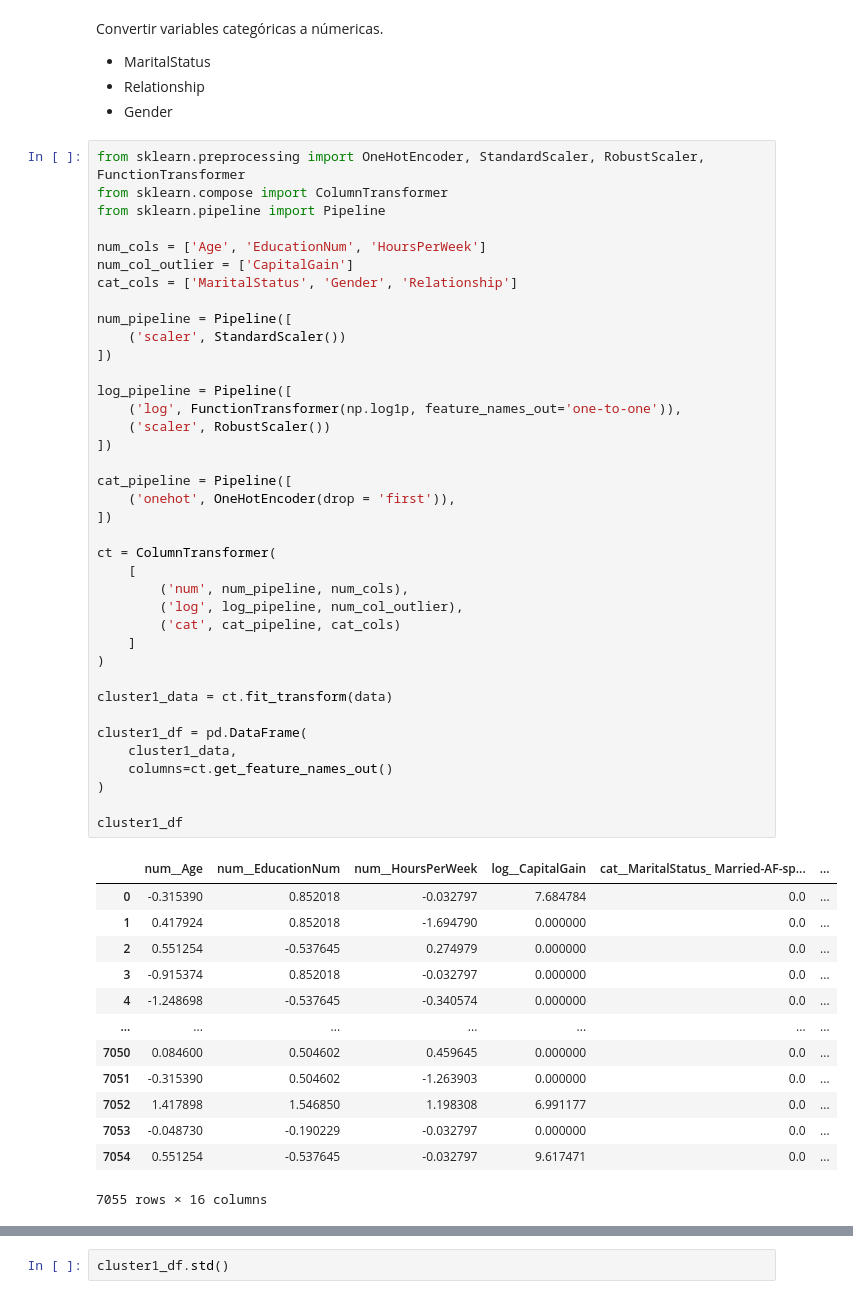
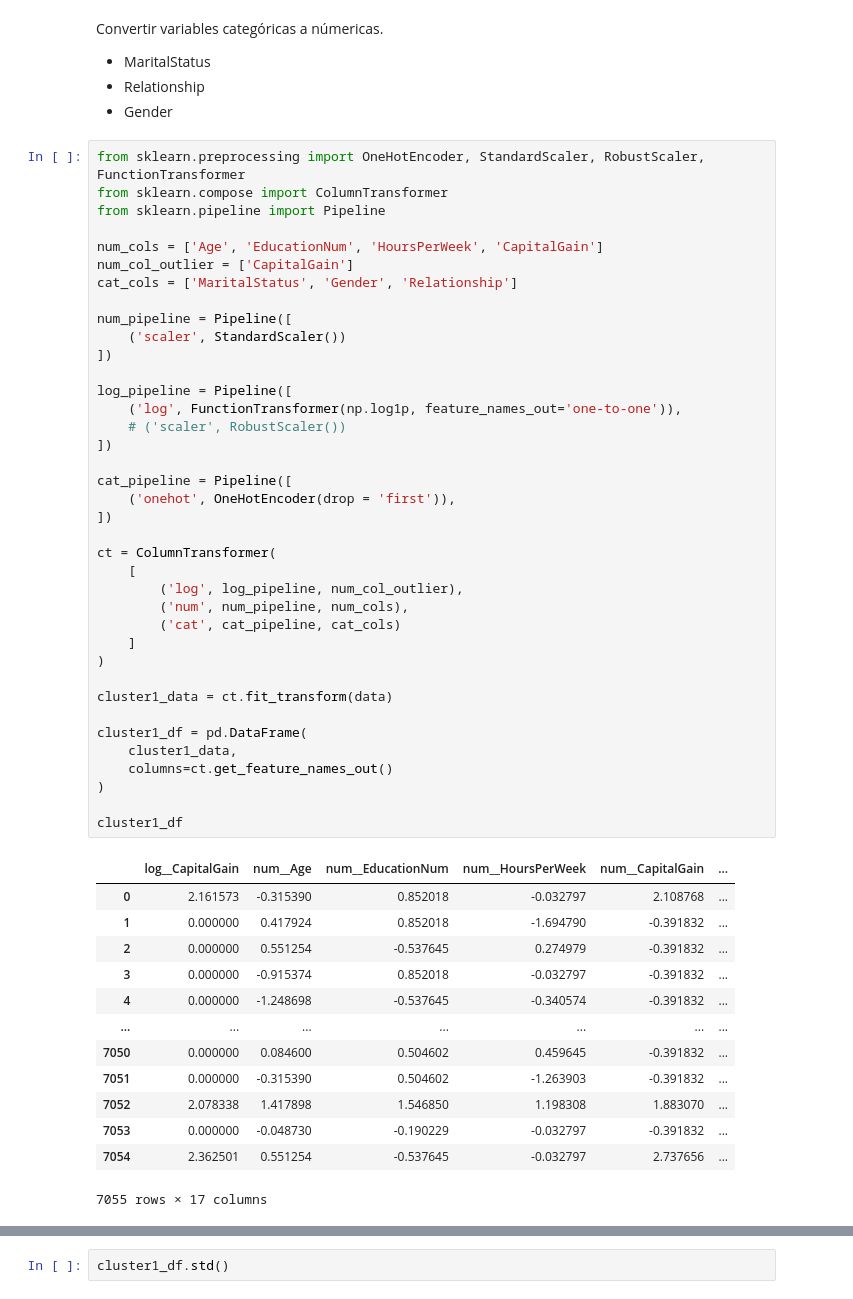
Before and after one commit to JoseCervantes06/Proyecto1_Equipo20_Cervantes-Reyes, a Jupyter notebook: fase2.ipynb, the cells around one changed output, grey strips where cells are left out. Cells and saved outputs as stored; diff of their text form.

```diff
--- a/fase2.ipynb
+++ b/fase2.ipynb
@@ -192,53 +192,53 @@ from sklearn.preprocessing import OneHotEncoder, StandardScaler, RobustScaler, F
 from sklearn.compose import ColumnTransformer
 from sklearn.pipeline import Pipeline
 
-num_cols = ['Age', 'EducationNum', 'HoursPerWeek']
+num_cols = ['Age', 'EducationNum', 'HoursPerWeek', 'CapitalGain']
 num_col_outlier = ['CapitalGain']
 cat_cols = ['MaritalStatus', 'Gender', 'Relationship']
 
 num_pipeline = Pipeline([
     ('scaler', StandardScaler())
 ])
 
 log_pipeline = Pipeline([
     ('log', FunctionTransformer(np.log1p, feature_names_out='one-to-one')),
-    ('scaler', RobustScaler())
+    # ('scaler', RobustScaler())
 ])
 
 cat_pipeline = Pipeline([
     ('onehot', OneHotEncoder(drop = 'first')),
 ])
 
 ct = ColumnTransformer(
     [
+        ('log', log_pipeline, num_col_outlier),
         ('num', num_pipeline, num_cols),
-        ('log', log_pipeline, num_col_outlier),
         ('cat', cat_pipeline, cat_cols)
     ]
 )
 
 cluster1_data = ct.fit_transform(data)
 
 cluster1_df = pd.DataFrame(
     cluster1_data,
     columns=ct.get_feature_names_out()
 )
 
 cluster1_df
 # %% [output]
-|  | num__Age | num__EducationNum | num__HoursPerWeek | log__CapitalGain | cat__MaritalStatus_ Married-AF-sp... | ... |
-| 0 | -0.315390 | 0.852018 | -0.032797 | 7.684784 | 0.0 | ... |
-| 1 | 0.417924 | 0.852018 | -1.694790 | 0.000000 | 0.0 | ... |
-| 2 | 0.551254 | -0.537645 | 0.274979 | 0.000000 | 0.0 | ... |
-| 3 | -0.915374 | 0.852018 | -0.032797 | 0.000000 | 0.0 | ... |
-| 4 | -1.248698 | -0.537645 | -0.340574 | 0.000000 | 0.0 | ... |
+|  | log__CapitalGain | num__Age | num__EducationNum | num__HoursPerWeek | num__CapitalGain | ... |
+| 0 | 2.161573 | -0.315390 | 0.852018 | -0.032797 | 2.108768 | ... |
+| 1 | 0.000000 | 0.417924 | 0.852018 | -1.694790 | -0.391832 | ... |
+| 2 | 0.000000 | 0.551254 | -0.537645 | 0.274979 | -0.391832 | ... |
+| 3 | 0.000000 | -0.915374 | 0.852018 | -0.032797 | -0.391832 | ... |
+| 4 | 0.000000 | -1.248698 | -0.537645 | -0.340574 | -0.391832 | ... |
 | ... | ... | ... | ... | ... | ... | ... |
-| 7050 | 0.084600 | 0.504602 | 0.459645 | 0.000000 | 0.0 | ... |
-| 7051 | -0.315390 | 0.504602 | -1.263903 | 0.000000 | 0.0 | ... |
-| 7052 | 1.417898 | 1.546850 | 1.198308 | 6.991177 | 0.0 | ... |
-| 7053 | -0.048730 | -0.190229 | -0.032797 | 0.000000 | 0.0 | ... |
-| 7054 | 0.551254 | -0.537645 | -0.032797 | 9.617471 | 0.0 | ... |
+| 7050 | 0.000000 | 0.084600 | 0.504602 | 0.459645 | -0.391832 | ... |
+| 7051 | 0.000000 | -0.315390 | 0.504602 | -1.263903 | -0.391832 | ... |
+| 7052 | 2.078338 | 1.417898 | 1.546850 | 1.198308 | 1.883070 | ... |
+| 7053 | 0.000000 | -0.048730 | -0.190229 | -0.032797 | -0.391832 | ... |
+| 7054 | 2.362501 | 0.551254 | -0.537645 | -0.032797 | 2.737656 | ... |
-7055 rows × 16 columns
+7055 rows × 17 columns
 # %%
 print("Dimensiones:", cluster1_df.shape)
 print("Varianza media por columna:", cluster1_df.var().mean())
```
Also changed, not shown: parts of 3 cells of this notebook.
